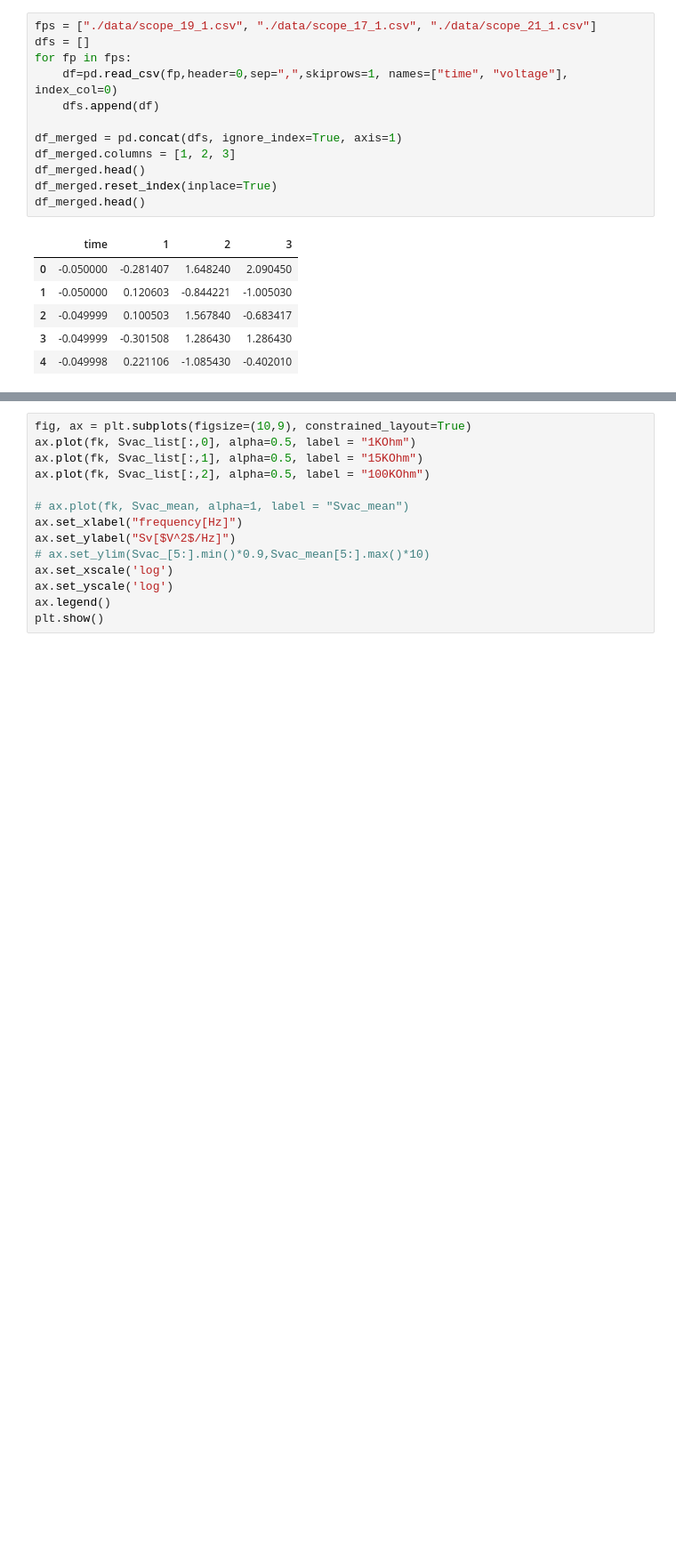
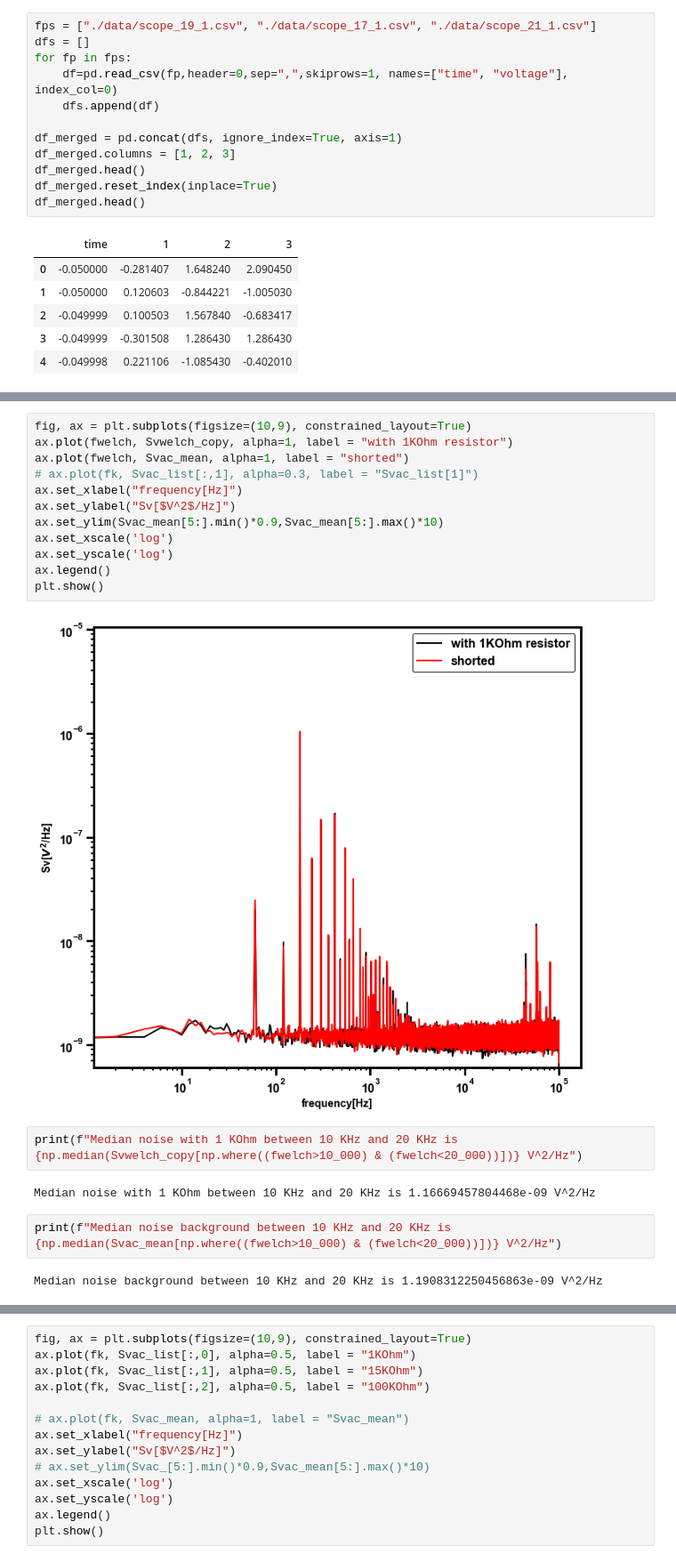
Before and after one commit to NikhilTilak/scripts, a Jupyter notebook: noise.ipynb, the cells around one changed output, grey strips where cells are left out. Shown: that part at 89% size. Saved outputs shown, nothing was run; the diff lists cells and outputs as text; blank space fills up the shorter version.

Commit message:
changes to noise notebook friday

```diff
--- a/noise.ipynb
+++ b/noise.ipynb
@@ -228,0 +236,22 @@ IndexError: index 3 is out of bounds for axis 1 with size 3
+# %%
+fig, ax = plt.subplots(figsize=(10,9), constrained_layout=True)
+ax.plot(fwelch, Svwelch_copy, alpha=1, label = "with 1KOhm resistor")
+ax.plot(fwelch, Svac_mean, alpha=1, label = "shorted")
+# ax.plot(fk, Svac_list[:,1], alpha=0.3, label = "Svac_list[1]")
+ax.set_xlabel("frequency[Hz]")
+ax.set_ylabel("Sv[$V^2$/Hz]")
+ax.set_ylim(Svac_mean[5:].min()*0.9,Svac_mean[5:].max()*10)
+ax.set_xscale('log')
+ax.set_yscale('log')
+ax.legend()
+plt.show()
+# %% [output]
+[figure, added]
+# %%
+print(f"Median noise with 1 KOhm between 10 KHz and 20 KHz is {np.median(Svwelch_copy[np.where((fwelch>10_000) & (fwelch<20_000))])} V^2/Hz")
+# %% [output]
+Median noise with 1 KOhm between 10 KHz and 20 KHz is 1.16669457804468e-09 V^2/Hz
+# %%
+print(f"Median noise background between 10 KHz and 20 KHz is {np.median(Svac_mean[np.where((fwelch>10_000) & (fwelch<20_000))])} V^2/Hz")
+# %% [output]
+Median noise background between 10 KHz and 20 KHz is 1.1908312250456863e-09 V^2/Hz
```
Also changed, not shown: parts of 4 cells of this notebook.
